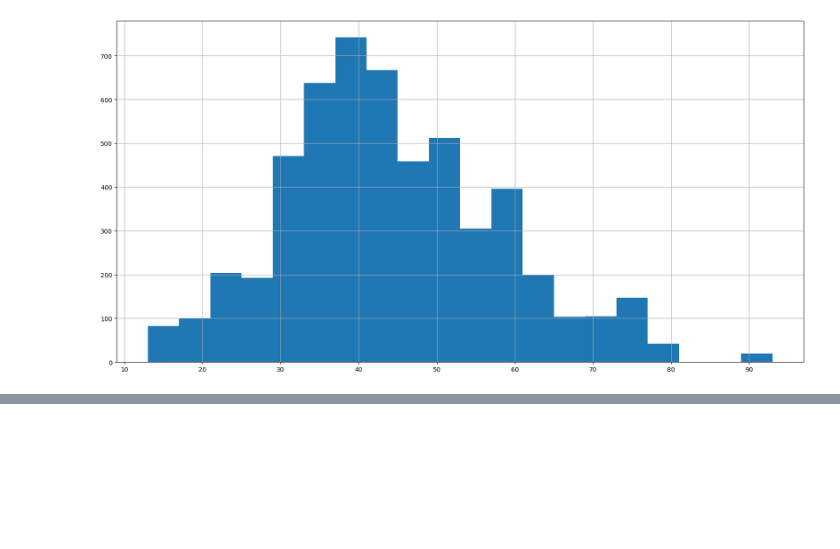
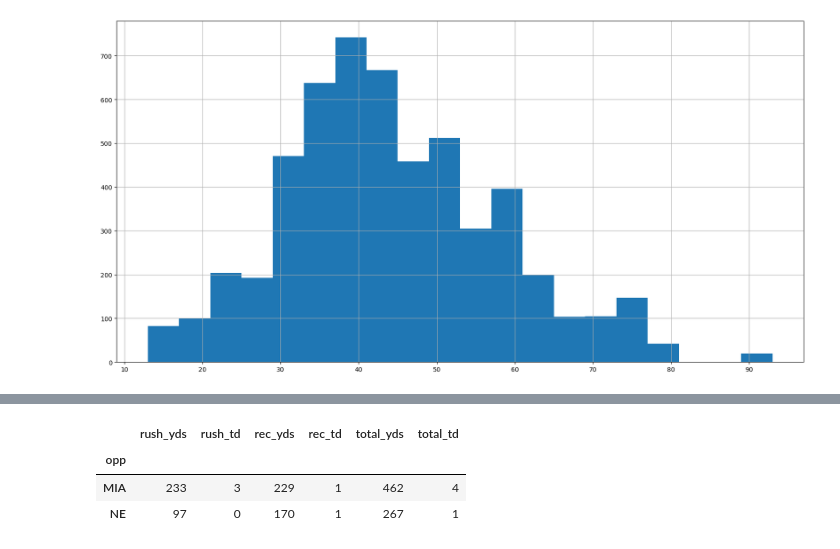
Before and after one commit to jackdegen/nfl-boxscores, a Jupyter notebook: src/interactive.ipynb, the cells around one changed output, grey strips where cells are left out. Drawn from its saved outputs; the diff is of its cells as text; code cells hidden in the pictures; blank space fills up the shorter version.

```diff
--- a/src/interactive.ipynb
+++ b/src/interactive.ipynb
@@ -153,17 +136,26 @@ team_combo_corrs['PHI']
+# %%
+agg_stats = ['rush_yds', 'rush_td', 'rec_yds', 'rec_td']
+teams = ['NE', 'MIA']
 # %%
-# agg_df = (df
-#           .groupby('opp')
-#           [agg_stats]
-#           .agg(['sum'])
-#           .reset_index()
-#           .set_axis(['opp'] + agg_stats, axis=1)
-#           .pipe(lambda df_: df_.loc[df_['opp'].isin(teams)])
-#           .set_index('opp')
-#           .assign(
-#               total_yds=lambda df_: df_.rush_yds + df_.rec_yds,
-#               total_td=lambda df_: df_.rush_td + df_.rec_td
-#           )
-#          )
+agg_df = (df
+          .groupby('opp')
+          [agg_stats]
+          .agg(['sum'])
+          .reset_index()
+          .set_axis(['opp'] + agg_stats, axis=1)
+          .pipe(lambda df_: df_.loc[df_['opp'].isin(teams)])
+          .set_index('opp')
+          .assign(
+              total_yds=lambda df_: df_.rush_yds + df_.rec_yds,
+              total_td=lambda df_: df_.rush_td + df_.rec_td
+          )
+         )
+agg_df
+# %% [output]
+|  | rush_yds | rush_td | rec_yds | rec_td | total_yds | total_td |
+| opp |  |  |  |  |  |  |
+| MIA | 233 | 3 | 229 | 1 | 462 | 4 |
+| NE | 97 | 0 | 170 | 1 | 267 | 1 |
 # %%
 # agg_df.sort_values([
 #     'fpts',
```
Also changed, not shown: parts of 7 cells of this notebook.
